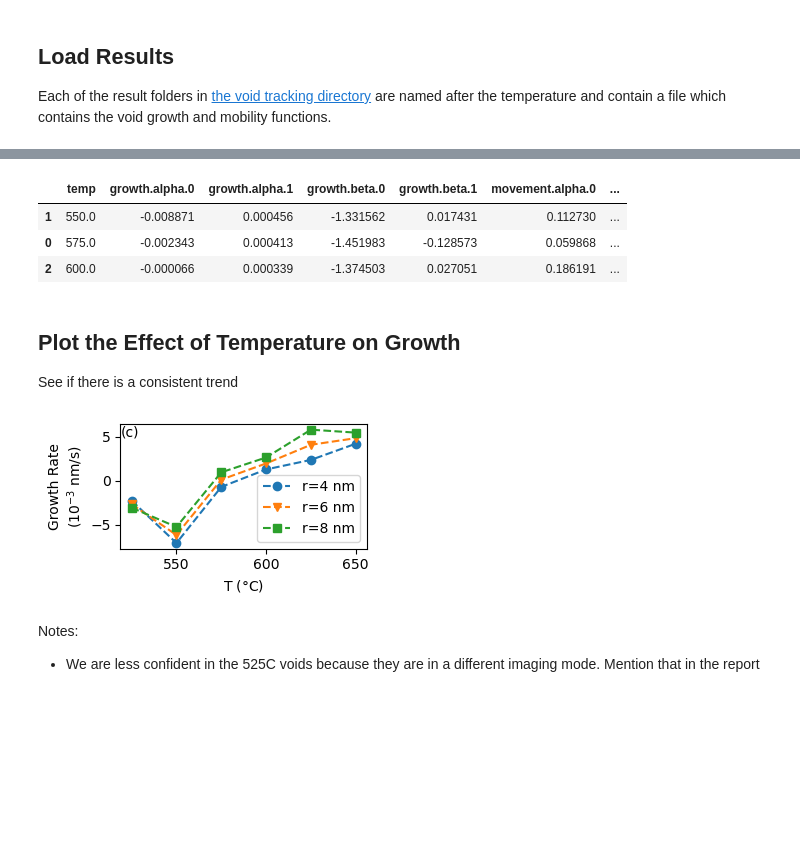
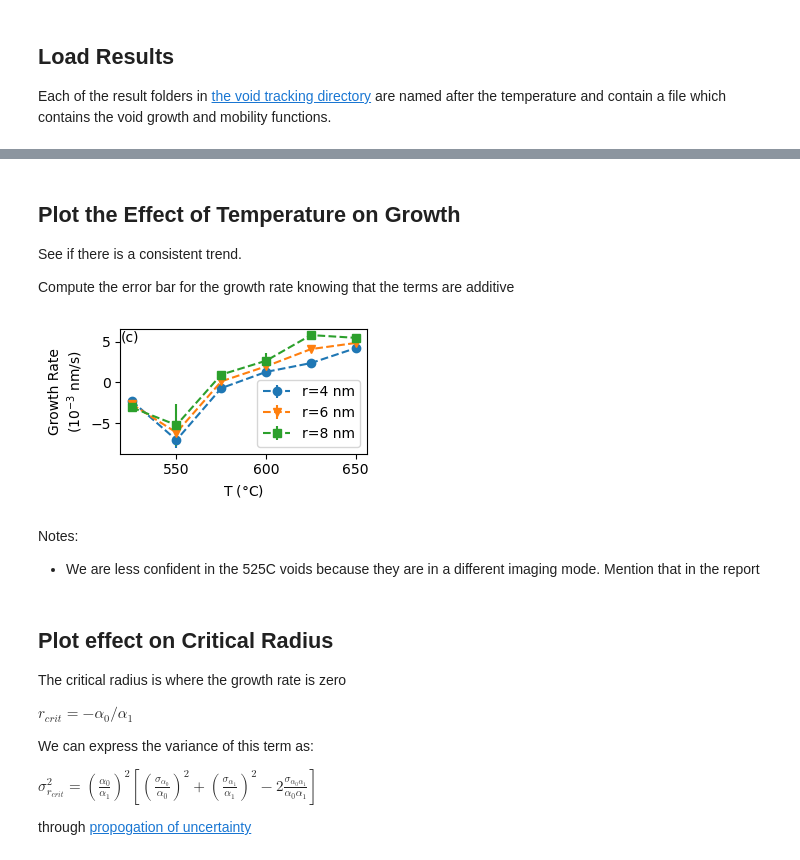
Before and after one commit to ivem-argonne/learning-damage-dynamics, a Jupyter notebook: 2_temperature-effects/0_void-growth-and-mobility-over-temperature.ipynb, the cells around one changed output, grey strips where cells are left out. Saved outputs shown, nothing was run; the diff lists cells and outputs as text; code cells hidden in the pictures; blank space fills up the shorter version.

```diff
--- a/2_temperature-effects/0_void-growth-and-mobility-over-temperature.ipynb
+++ b/2_temperature-effects/0_void-growth-and-mobility-over-temperature.ipynb
@@ -11,9 +11,11 @@ import json
 # %% [markdown]
 ## Load Results
 Each of the result folders in [the void tracking directory](../1_void-tracking) are named after the temperature and contain a file which contains the void growth and mobility functions.
+# %%
+param_order = ['alpha.0', 'alpha.1', 'beta.0', 'beta.1']  # The terms are always in the same order.
 # %%
 dynamics_terms = []
-for path in Path('../1_void-tracking/output/').glob('8bitTIFF-*/growth-parameters.json'):
+for path in Path('../1_void-tracking/output/').glob('8bitTIFF-*/growth-parameters-bayesian.json'):
     # Get the temperature
     temperature = float(path.parent.name.split("-")[-1][:-1])  # Directories are named [...]-[temp]C
     terms = {'temp': temperature}
@@ -21,10 +23,9 @@ for path in Path('../1_void-tracking/output/').glob('8bitTIFF-*/growth-parameter
     # Load the model parameters
     params = json.loads(path.read_text())
     for key, p in params.items():
-        # The terms are always in the same order.
-
-        for name, v in zip(['alpha.0', 'alpha.1', 'beta.0', 'beta.1'], p):
+        for name, v in zip(param_order, p['mean']):
             terms[f'{key}.{name}'] = v
+        terms[f'{key}.covar'] = np.array(p['covar'])
 
     dynamics_terms.append(terms)
 dynamics_terms = pd.DataFrame(dynamics_terms).sort_values('temp')
@@ -38,34 +42,48 @@ dynamics_terms
-# %%
-dynamics_terms['critical_size'] = -dynamics_terms['growth.alpha.0'] / dynamics_terms['growth.alpha.1']
-# %%
-dynamics_terms
-# %% [output]
-|  | temp | growth.alpha.0 | growth.alpha.1 | growth.beta.0 | growth.beta.1 | movement.alpha.0 | ... |
-| 1 | 550.0 | -0.008871 | 0.000456 | -1.331562 | 0.017431 | 0.112730 | ... |
-| 0 | 575.0 | -0.002343 | 0.000413 | -1.451983 | -0.128573 | 0.059868 | ... |
-| 2 | 600.0 | -0.000066 | 0.000339 | -1.374503 | 0.027051 | 0.186191 | ... |
 # %% [markdown]
 ## Plot the Effect of Temperature on Growth
-See if there is a consistent trend
+See if there is a consistent trend.
+
+Compute the error bar for the growth rate knowing that the terms are additive
 # %%
 fig, ax = plt.subplots(figsize=(3.5, 2.))
 
 for r, m in zip([4, 6, 8], 'ovs'):
+    y = dynamics_terms['growth.alpha.0'] + r * dynamics_terms['growth.alpha.1']
+    yerr = np.sqrt(
+        dynamics_terms['growth.covar'].apply(lambda x: x[0, 0]) +
+        dynamics_terms['growth.covar'].apply(lambda x: x[1, 1]) * r ** 2 +
+        2 * r * dynamics_terms['growth.covar'].apply(lambda x: x[0, 1])
+    )
+
     ax.errorbar(dynamics_terms['temp'],
-                y=(dynamics_terms['growth.alpha.0'] + r * dynamics_terms['growth.alpha.1']) * 1e3,
-                #yerr=np.power(10, dynamics_terms['growth.beta.0'] + r * dynamics_terms['growth.beta.1']),
+                y=y * 1e3, yerr=yerr * 1e3,
                fmt=f'--{m}', label=f'r={r} nm')
 
 ax.text(0, 0.9, '(c)', transform=ax.transAxes, fontsize=10)
 ax.set_xlabel('T ($\\degree$C)')
 ax.set_ylabel('Growth Rate\n($10^{-3}$ nm/s)')
 ax.legend()
 #ax.set_ylim(-0.02, 0.02)
 
 fig.tight_layout()
 fig.savefig('figures/growth-vs-temperature.png', dpi=320)
 # %% [output]
-[figure, old version]
+[figure, new version]
 # %% [markdown]
 Notes:
 - We are less confident in the 525C voids because they are in a different imaging mode. Mention that in the report
+# %% [markdown]
+## Plot effect on Critical Radius
+The critical radius is where the growth rate is zero
+
+$r_{crit} = - \alpha_0 / \alpha_1$
+
+We can express the variance of this term as:
+
+$\sigma_{r_{crit}}^2 = \left(\frac{\alpha_0}{\alpha_1}\right)^2 \left[
+   \left(\frac{\sigma_{\alpha_0}}{\alpha_0} \right) ^ 2 +
+   \left(\frac{\sigma_{\alpha_1}}{\alpha_1} \right) ^ 2 -
+   2 \frac{\sigma_{\alpha_0\alpha_1}}{\alpha_0\alpha_1}
+\right]$
+
+through [propogation of uncertainty](https://en.wikipedia.org/wiki/Propagation_of_uncertainty#Example_formulae)
```
Also changed, not shown: parts of 5 cells of this notebook, 6 other files.
